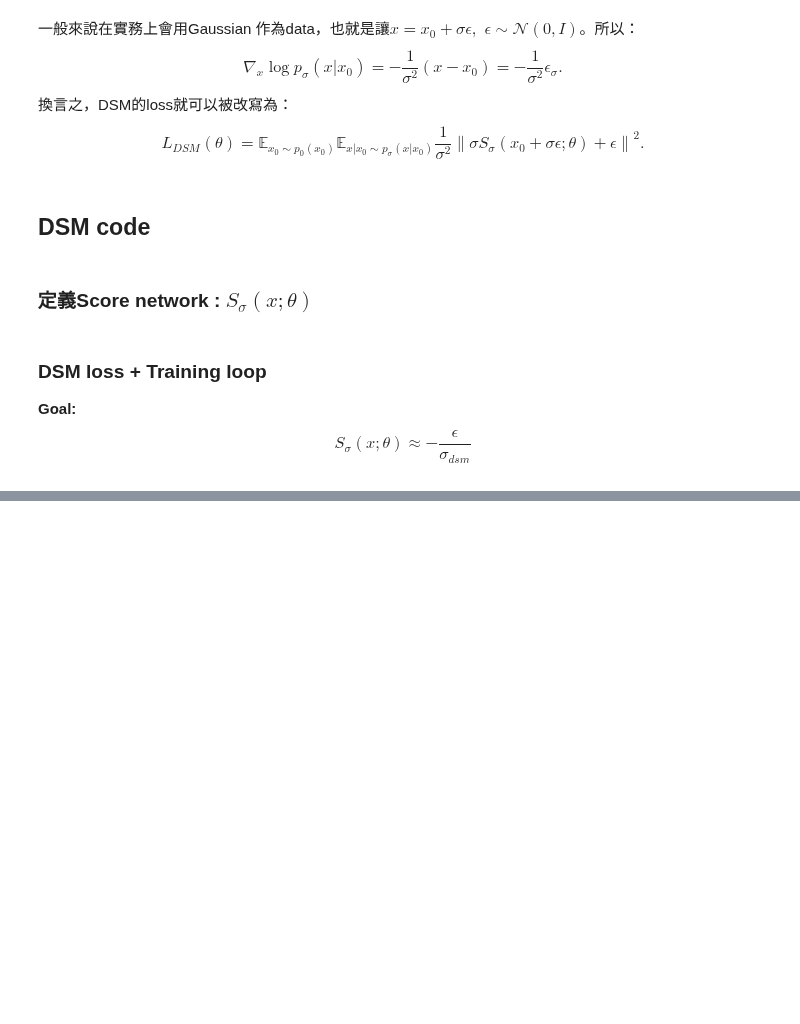
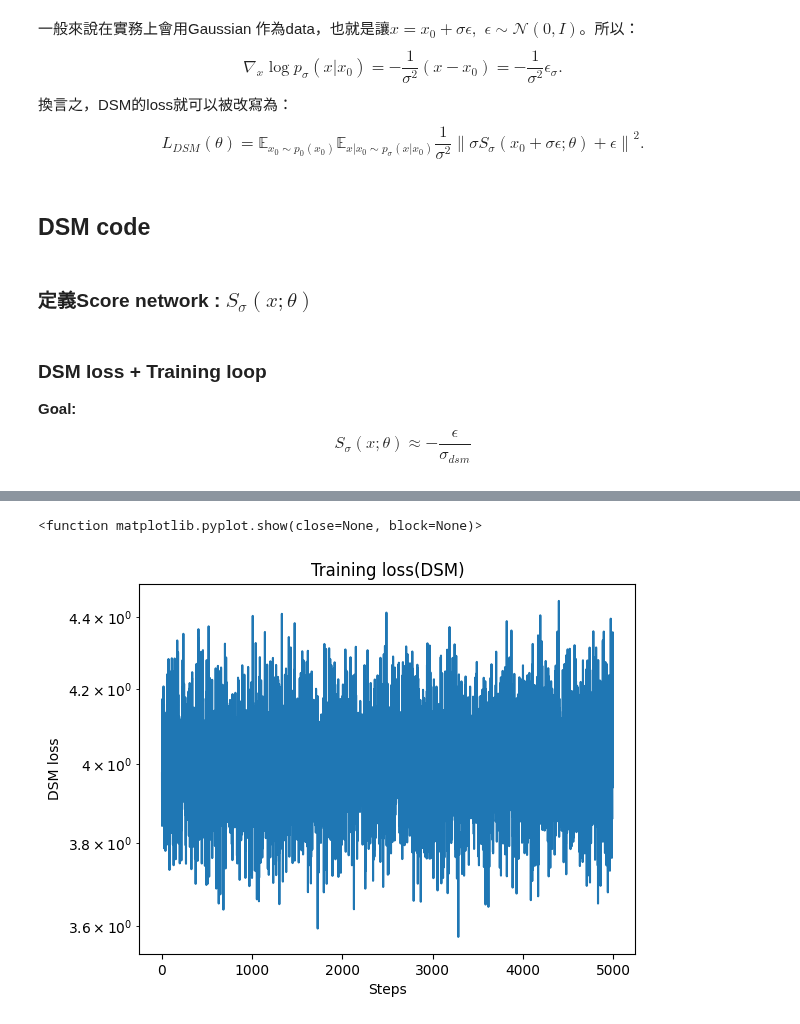
Before and after one commit to XuanWeiWang-999/2025Autumn_ML-project-DiffusionModel_02, a Jupyter notebook: 20251126_code/1D Gaussian_DSM.ipynb, the cells around one changed output, grey strips where cells are left out. Drawn from its saved outputs; the diff is of its cells as text; code cells hidden in the pictures; blank space fills up the shorter version.

```diff
--- a/20251126_code/1D Gaussian_DSM.ipynb
+++ b/20251126_code/1D Gaussian_DSM.ipynb
@@ -99,11 +99,28 @@ def true_score_np(x,t):
     m=mean_t(t)
     v=var_t(t)
     return -(x-m)/v
+# %%
+class FourierEmbedding(nn.Module):
+    def __init__(self, dim=32):
+        super().__init__()
+        half_dim = dim
+        freqs = torch.exp(
+            -np.log(10000) * torch.arange(half_dim) / half_dim
+        )
+        self.freqs = freqs  # shape = (dim,)
+
+    def forward(self, t):
+        # t: (B,1)
+        t = t.float()
+        freqs = self.freqs.to(t.device)  # (dim,)
+        x = t * freqs                    # (B, dim)
+        return torch.cat([torch.sin(x), torch.cos(x)], dim=1)  # (B, 2*dim)
 # %%
 # 抽sample 用OU dataset 每次抽一個batch 的(x_t,t)
 def sample_xt_t(batch_size):
     # t~uniform(0,T)
-    t=np.random.uniform(0.0, T, size=(batch_size,1))
+    t_np = np.random.uniform(0,T,(batch_size,1)).astype(np.float32)
+    t = torch.from_numpy(t_np).to(device)
     m=mean_t(t)
     v=var_t(t)
     x=m+np.sqrt(v)*np.random.randn(batch_size,1)
@@ -139,10 +160,17 @@ S_{\sigma}(x;\theta)\approx-\frac{\epsilon}{\sigma_{dsm}}
 $$
 # %%
 sigma_dsm=0.5
-batch_size=512
+batch_size=2048
 num_steps=5000
 lr=5e-3
 optimizer=optim.Adam(model.parameters(), lr=lr)
+scheduler = torch.optim.lr_scheduler.ReduceLROnPlateau(
+    optimizer,
+    mode='min',
+    factor=0.5,       # lr = lr * 0.5
+    patience=200,     # 若 200 steps 沒有改善就降低 lr
+    verbose=True
+)
 
 def dsm_loss_step():
     # 1) sample(x_t,t) from true OU
@@ -170,9 +198,10 @@ for step in range(1,num_steps+1):  ##從1到num_step的數值
     optimizer.zero_grad()
     loss.backward()
     optimizer.step()
+    scheduler.step(loss)
 
     loss_history.append(loss.item())
 
-    if step%100==0:  ### 每100步寫一個
+    if step%500==0:  ### 每500步寫一個
         print(f"step {step:5d} | loss = {loss.item():6f}")
 # %% [output]
@@ -196,0 +209,10 @@ KeyboardInterrupt:
+# %%
+plt.plot(loss_history)
+plt.xlabel("Steps")
+plt.ylabel("DSM loss")
+plt.yscale("log")
+plt.title("Training loss(DSM)")
+plt.show
+# %% [output]
+<function matplotlib.pyplot.show(close=None, block=None)>
+[figure, added]
```
Also changed, not shown: parts of 4 cells of this notebook.
